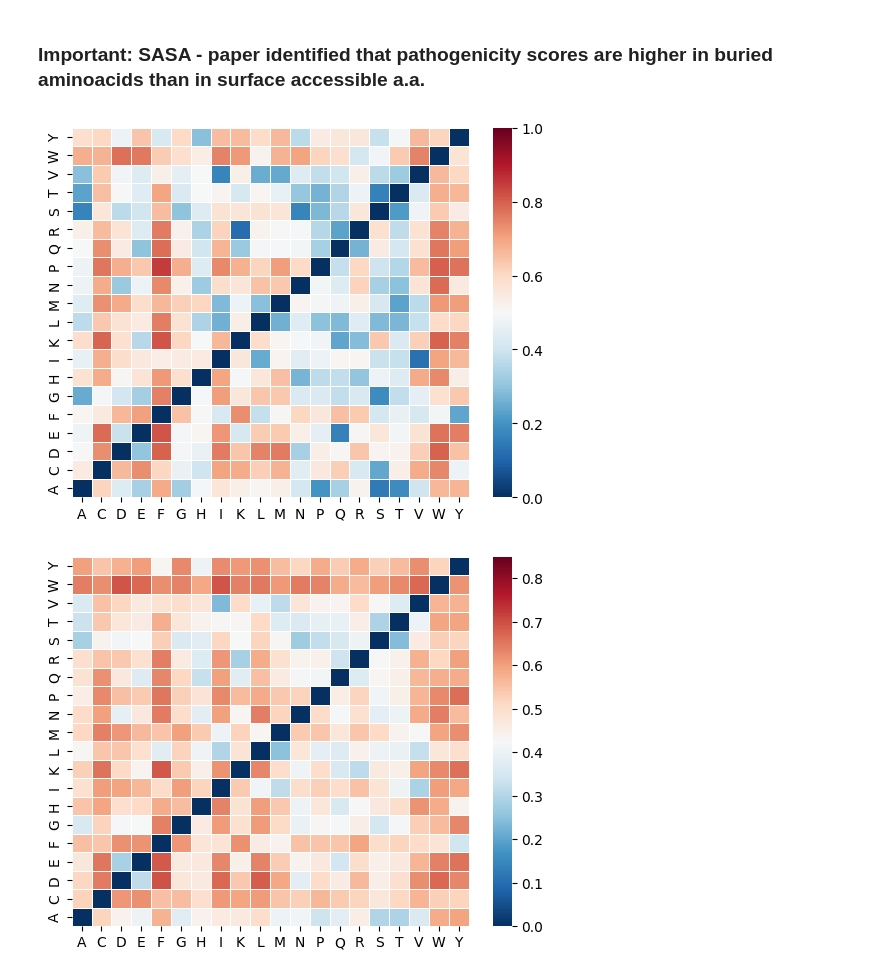
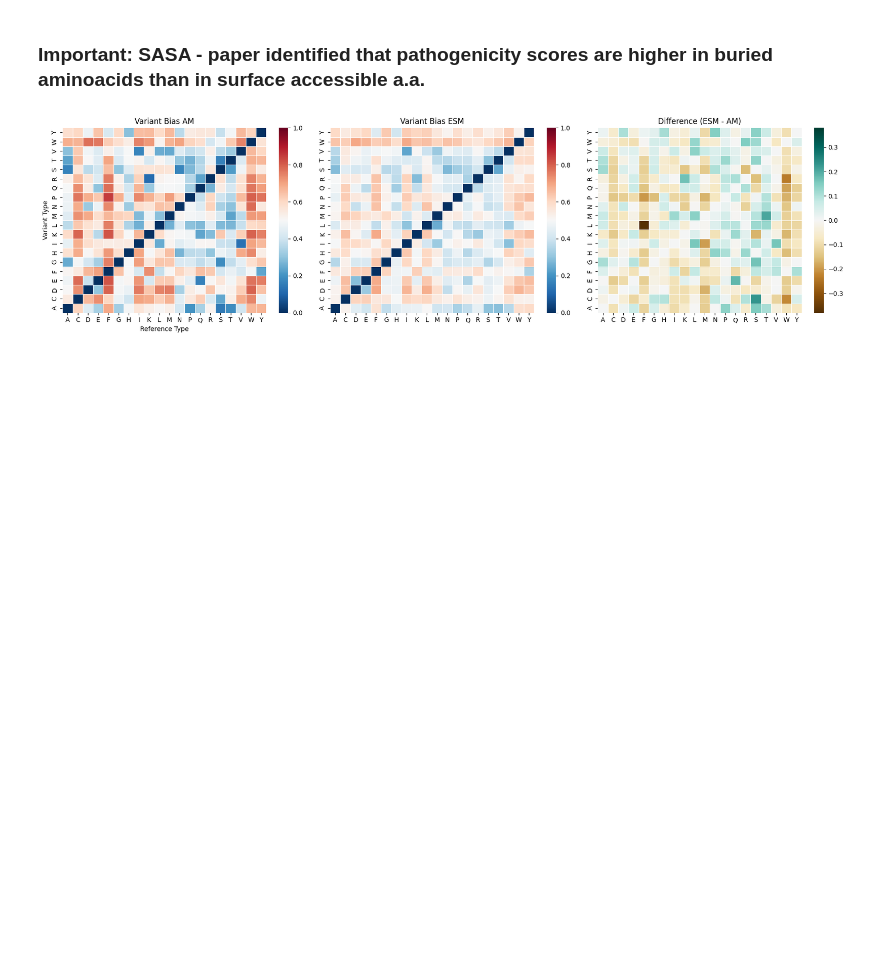
Before and after one commit to Welkinks/Bachelor_Thesis_ESM-1b_AlphaMissense_Analysis, a Jupyter notebook: notebooks/5.6.Bias.ipynb, the cells around one changed output. Cells and saved outputs as stored; diff of their text form; code cells hidden in the pictures; blank space fills up the shorter version.

Commit message:
adjusted rank_dotplot.py and plotting of variant bias matrices

```diff
--- a/notebooks/5.6.Bias.ipynb
+++ b/notebooks/5.6.Bias.ipynb
@@ -56,25 +56,39 @@ difference_matrix.to_csv(get_paths()["processed"] / "5.6.Bias" / "difference_mat
 # %%
 # Load the matrices
 matrix_am = pd.read_csv(get_paths()["processed"] / "5.6.Bias" / "am_20x20_matrix.csv", index_col=0)
 matrix_esm = pd.read_csv(get_paths()["processed"] / "5.6.Bias" / "esm_20x20_matrix.csv", index_col=0)
 
 # Reorder the indices (example order)
 new_order = ['A', 'C', 'D', 'E', 'F', 'G', 'H', 'I', 'K', 'L', 'M', 'N', 'P', 'Q', 'R', 'S', 'T', 'V', 'W', 'Y']
 new_order_reversed = new_order[::-1]
 matrix_am = matrix_am.reindex(index=new_order_reversed, columns=new_order)
 matrix_esm = matrix_esm.reindex(index=new_order_reversed, columns=new_order)
 
 # BEGIN: Compute the difference between matrices and save
 difference_matrix = matrix_esm - matrix_am
 difference_matrix.to_csv(get_paths()["processed"] / "5.6.Bias" / "difference_matrix_am.csv")
 # END: Compute the difference between matrices and save
 
-ax = sns.heatmap(matrix_am, linewidth=0.5, cmap="RdBu_r", vmax=1, vmin=0.0) #vmax=0.852, vmin=0.0
+fig, axes = plt.subplots(1, 3, figsize=(18, 5))
+
+# Heatmap for matrix_am
+sns.heatmap(matrix_am, linewidth=0.5, cmap="RdBu_r", vmax=1, vmin=0.0, ax=axes[0])
+axes[0].set_title('Variant Bias AM')
+axes[0].set_ylabel('Variant Type')
+axes[0].set_xlabel('Reference Type')
+
+# Heatmap for matrix_esm
+sns.heatmap(matrix_esm, linewidth=0.5, cmap="RdBu_r", vmax=1, vmin=0, ax=axes[1])
+axes[1].set_title('Variant Bias ESM')
+axes[0].set_xlabel('Reference Type')
+
+# Heatmap for difference_matrix
+sns.heatmap(difference_matrix, linewidth=0.5, cmap="BrBG", vmax=0.38, vmin=-0.38, ax=axes[2])
+axes[2].set_title('Difference (ESM - AM)')
+axes[0].set_xlabel('Reference Type')
+
+plt.tight_layout()
+plt.savefig(get_paths()["images_path"] / "5.7.Bias" / "variant_bias_heatmaps.png")
 plt.show()
-ax = sns.heatmap(matrix_esm, linewidth=0.5, cmap="RdBu_r", vmax=0.85, vmin=0) # vmax=0.695, vmin=0
-plt.show()
-ax = sns.heatmap(difference_matrix, linewidth=0.5, cmap="BrBG", vmax=0.38, vmin=-0.231)
-plt.show()
 # %% [output]
-[figure, old version]
+[figure, new version]
-[figure, removed]
```
Also changed, not shown: parts of 1 cell of this notebook, 2 other files.
